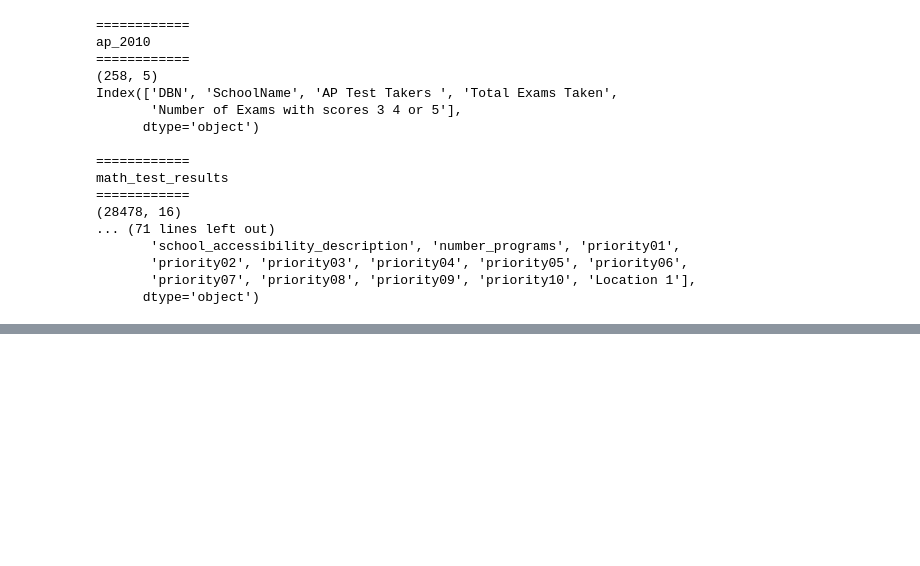
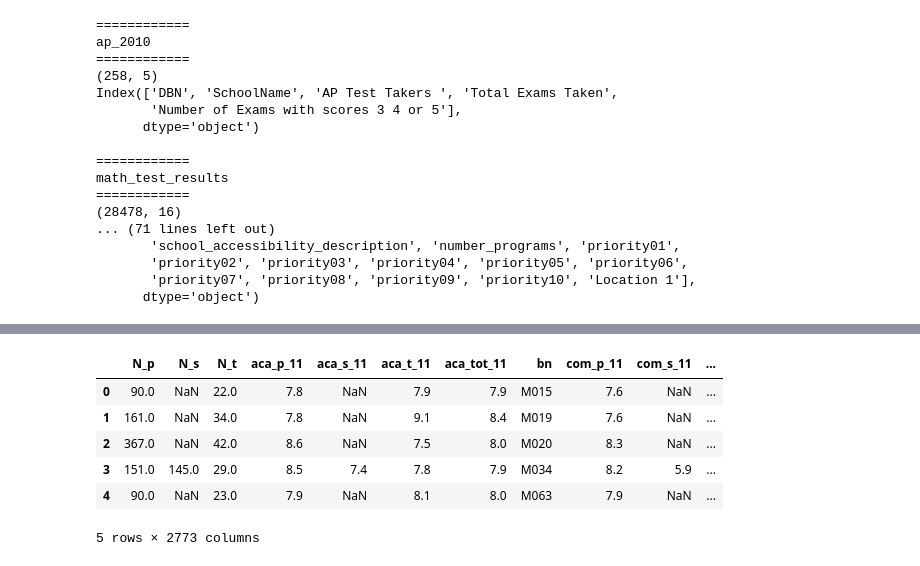
Before and after one commit to CanCeylan/nyc_education, a Jupyter notebook: nyc_education_analysis.ipynb, the cells around one changed output, grey strips where cells are left out. Drawn from its saved outputs; the diff is of its cells as text; code cells hidden in the pictures; blank space fills up the shorter version.

```diff
--- a/nyc_education_analysis.ipynb
+++ b/nyc_education_analysis.ipynb
@@ -59,0 +123,15 @@ math_test_results
+# %%
+survey1 = pd.read_csv("data/survey_all.txt", delimiter="\t", encoding='windows-1252')
+survey2 = pd.read_csv("data/survey_d75.txt", delimiter="\t", encoding='windows-1252')
+survey1['d75'], survey2['d75'] = False, True
+survey = pd.concat([survey1, survey2], axis = 0)
+# %%
+survey.head()
+# %% [output]
+|  | N_p | N_s | N_t | aca_p_11 | aca_s_11 | aca_t_11 | aca_tot_11 | bn | com_p_11 | com_s_11 | ... |
+| 0 | 90.0 | NaN | 22.0 | 7.8 | NaN | 7.9 | 7.9 | M015 | 7.6 | NaN | ... |
+| 1 | 161.0 | NaN | 34.0 | 7.8 | NaN | 9.1 | 8.4 | M019 | 7.6 | NaN | ... |
+| 2 | 367.0 | NaN | 42.0 | 8.6 | NaN | 7.5 | 8.0 | M020 | 8.3 | NaN | ... |
+| 3 | 151.0 | 145.0 | 29.0 | 8.5 | 7.4 | 7.8 | 7.9 | M034 | 8.2 | 5.9 | ... |
+| 4 | 90.0 | NaN | 23.0 | 7.9 | NaN | 8.1 | 8.0 | M063 | 7.9 | NaN | ... |
+5 rows × 2773 columns
```
Also changed, not shown: parts of 9 cells of this notebook, 4 other files.
